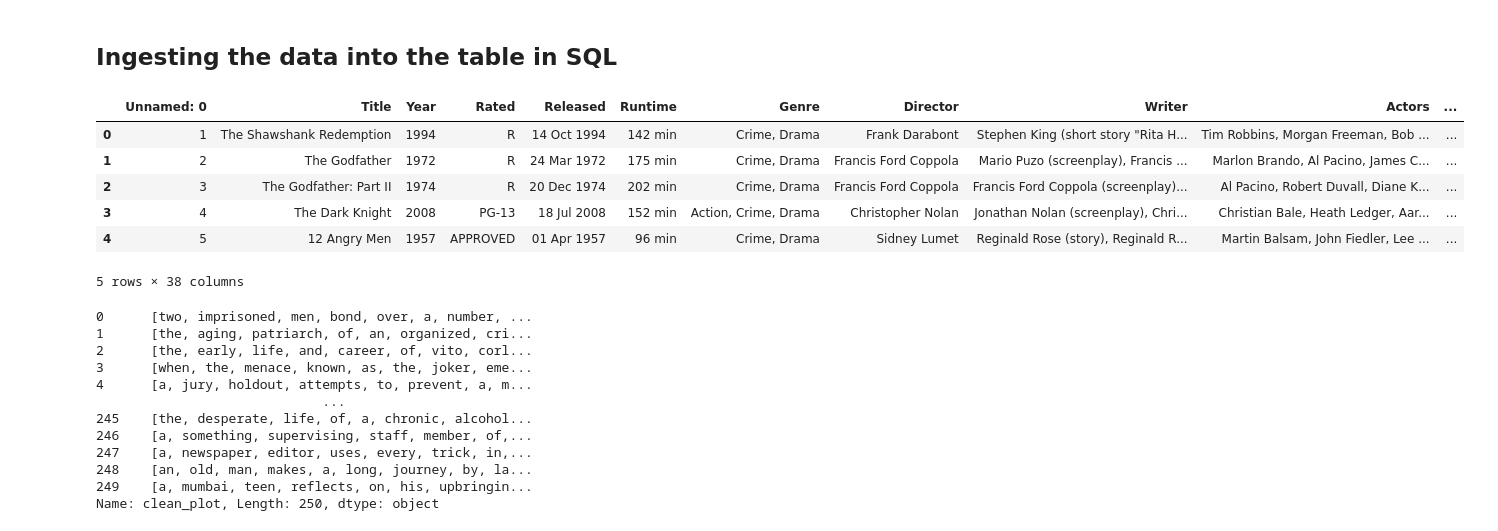
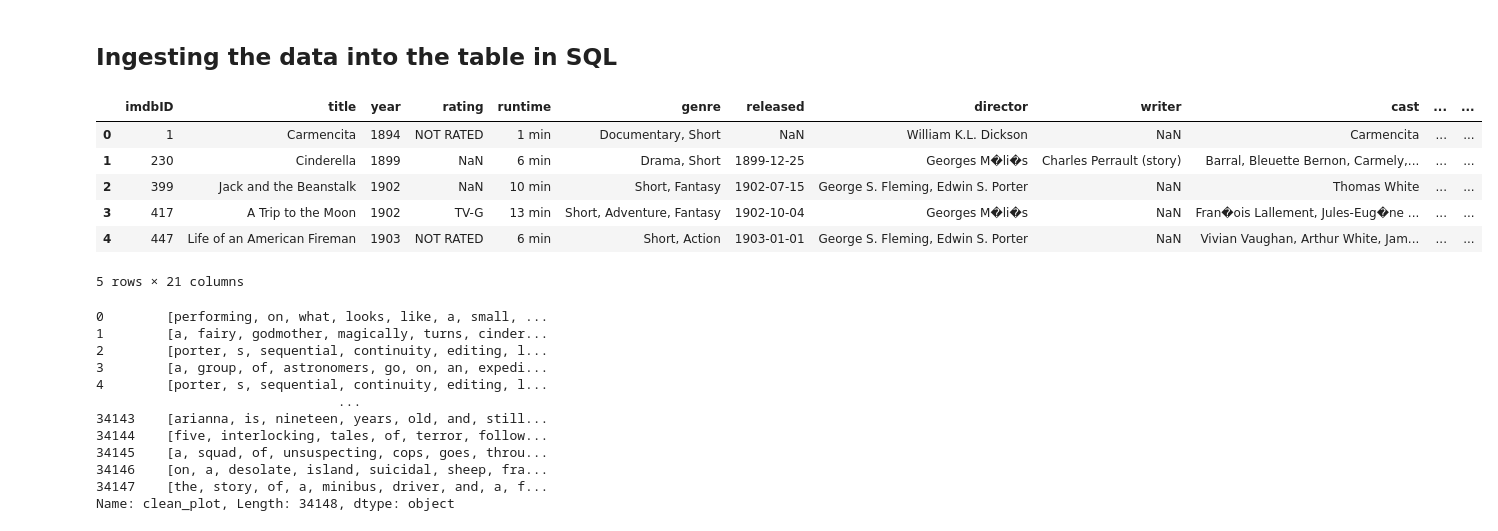
Before and after one commit to ParamDesai111/Movie-Recommendation-System, a Jupyter notebook: app/recommendations_system/IngestIntoTable.ipynb, the cells around one changed output. Saved outputs shown, nothing was run; the diff lists cells and outputs as text; code cells hidden in the pictures.

Commit message:
add more entries to the table

```diff
--- a/app/recommendations_system/IngestIntoTable.ipynb
+++ b/app/recommendations_system/IngestIntoTable.ipynb
@@ -42,20 +42,20 @@ servername = read_config()['servername']
 # %% [markdown]
 ## Ingesting the data into the table in SQL
 # %%
-file_path = '../IMDB_Top250Engmovies2_OMDB_Detailed.csv'
+file_path = '../cleaned_movies1.csv'
 df = pd.read_csv(file_path)
 
 df.head()
 # %% [output]
-|  | Unnamed: 0 | Title | Year | Rated | Released | Runtime | Genre | Director | Writer | Actors | ... |
-| 0 | 1 | The Shawshank Redemption | 1994 | R | 14 Oct 1994 | 142 min | Crime, Drama | Frank Darabont | Stephen King (short story "Rita H... | Tim Robbins, Morgan Freeman, Bob ... | ... |
-| 1 | 2 | The Godfather | 1972 | R | 24 Mar 1972 | 175 min | Crime, Drama | Francis Ford Coppola | Mario Puzo (screenplay), Francis ... | Marlon Brando, Al Pacino, James C... | ... |
-| 2 | 3 | The Godfather: Part II | 1974 | R | 20 Dec 1974 | 202 min | Crime, Drama | Francis Ford Coppola | Francis Ford Coppola (screenplay)... | Al Pacino, Robert Duvall, Diane K... | ... |
-| 3 | 4 | The Dark Knight | 2008 | PG-13 | 18 Jul 2008 | 152 min | Action, Crime, Drama | Christopher Nolan | Jonathan Nolan (screenplay), Chri... | Christian Bale, Heath Ledger, Aar... | ... |
-| 4 | 5 | 12 Angry Men | 1957 | APPROVED | 01 Apr 1957 | 96 min | Crime, Drama | Sidney Lumet | Reginald Rose (story), Reginald R... | Martin Balsam, John Fiedler, Lee ... | ... |
+|  | imdbID | title | year | rating | runtime | genre | released | director | writer | cast | ... | ... |
+| 0 | 1 | Carmencita | 1894 | NOT RATED | 1 min | Documentary, Short | NaN | William K.L. Dickson | NaN | Carmencita | ... | ... |
+| 1 | 230 | Cinderella | 1899 | NaN | 6 min | Drama, Short | 1899-12-25 | Georges M�li�s | Charles Perrault (story) | Barral, Bleuette Bernon, Carmely,... | ... | ... |
+| 2 | 399 | Jack and the Beanstalk | 1902 | NaN | 10 min | Short, Fantasy | 1902-07-15 | George S. Fleming, Edwin S. Porter | NaN | Thomas White | ... | ... |
+| 3 | 417 | A Trip to the Moon | 1902 | TV-G | 13 min | Short, Adventure, Fantasy | 1902-10-04 | Georges M�li�s | NaN | Fran�ois Lallement, Jules-Eug�ne ... | ... | ... |
+| 4 | 447 | Life of an American Fireman | 1903 | NOT RATED | 6 min | Short, Action | 1903-01-01 | George S. Fleming, Edwin S. Porter | NaN | Vivian Vaughan, Arthur White, Jam... | ... | ... |
-5 rows × 38 columns
+5 rows × 21 columns
 # %%
-df['clean_plot'] = df['Plot'].str.lower() #Convert to lower case
+df['clean_plot'] = df['plot'].str.lower() #Convert to lower case
 
 #Regex, numbers and spaces and puncuations
 
@@ -73,18 +73,18 @@ df['clean_plot'] = df['clean_plot'].apply(lambda x: nltk.word_tokenize(x))
 
 df['clean_plot']
 # %% [output]
-0      [two, imprisoned, men, bond, over, a, number, ...
-1      [the, aging, patriarch, of, an, organized, cri...
-2      [the, early, life, and, career, of, vito, corl...
-3      [when, the, menace, known, as, the, joker, eme...
-4      [a, jury, holdout, attempts, to, prevent, a, m...
-                             ...
-245    [the, desperate, life, of, a, chronic, alcohol...
-246    [a, something, supervising, staff, member, of,...
-247    [a, newspaper, editor, uses, every, trick, in,...
-248    [an, old, man, makes, a, long, journey, by, la...
-249    [a, mumbai, teen, reflects, on, his, upbringin...
-Name: clean_plot, Length: 250, dtype: object
+0        [performing, on, what, looks, like, a, small, ...
+1        [a, fairy, godmother, magically, turns, cinder...
+2        [porter, s, sequential, continuity, editing, l...
+3        [a, group, of, astronomers, go, on, an, expedi...
+4        [porter, s, sequential, continuity, editing, l...
+                               ...
+34143    [arianna, is, nineteen, years, old, and, still...
+34144    [five, interlocking, tales, of, terror, follow...
+34145    [a, squad, of, unsuspecting, cops, goes, throu...
+34146    [on, a, desolate, island, suicidal, sheep, fra...
+34147    [the, story, of, a, minibus, driver, and, a, f...
+Name: clean_plot, Length: 34148, dtype: object
 # %%
 # Remove all the stop words
 nltk.download('stopwords')
```
Also changed, not shown: parts of 16 cells of this notebook, 5 other files.
